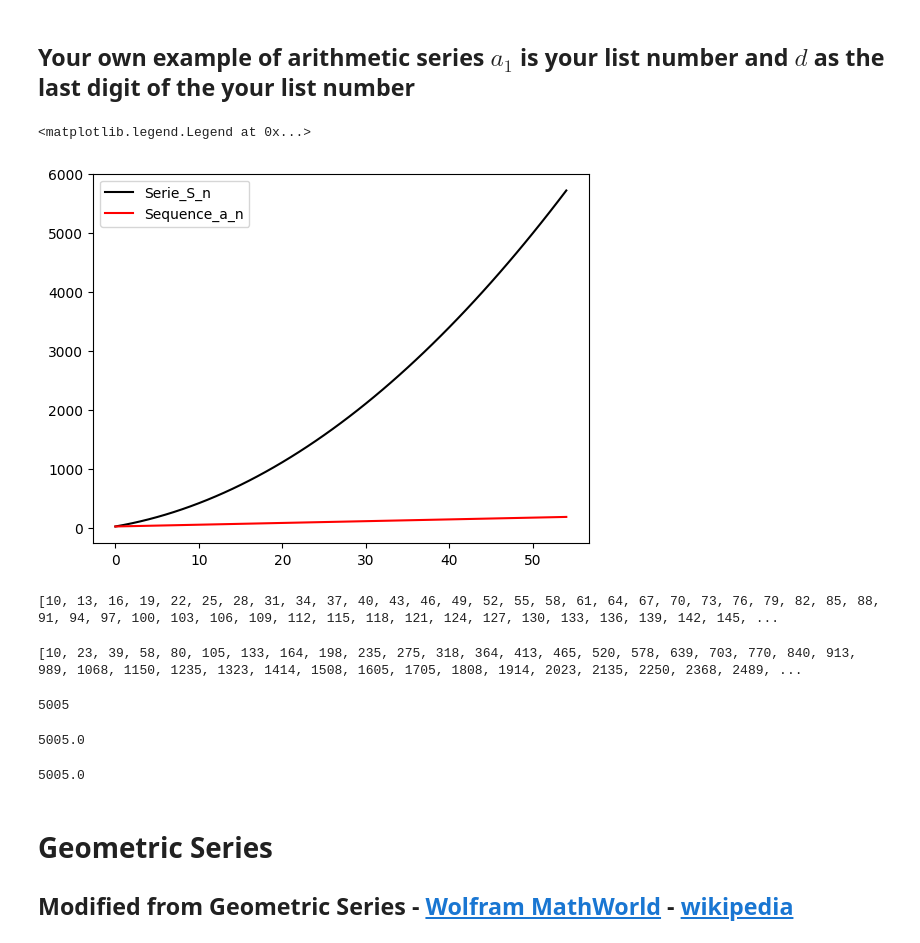
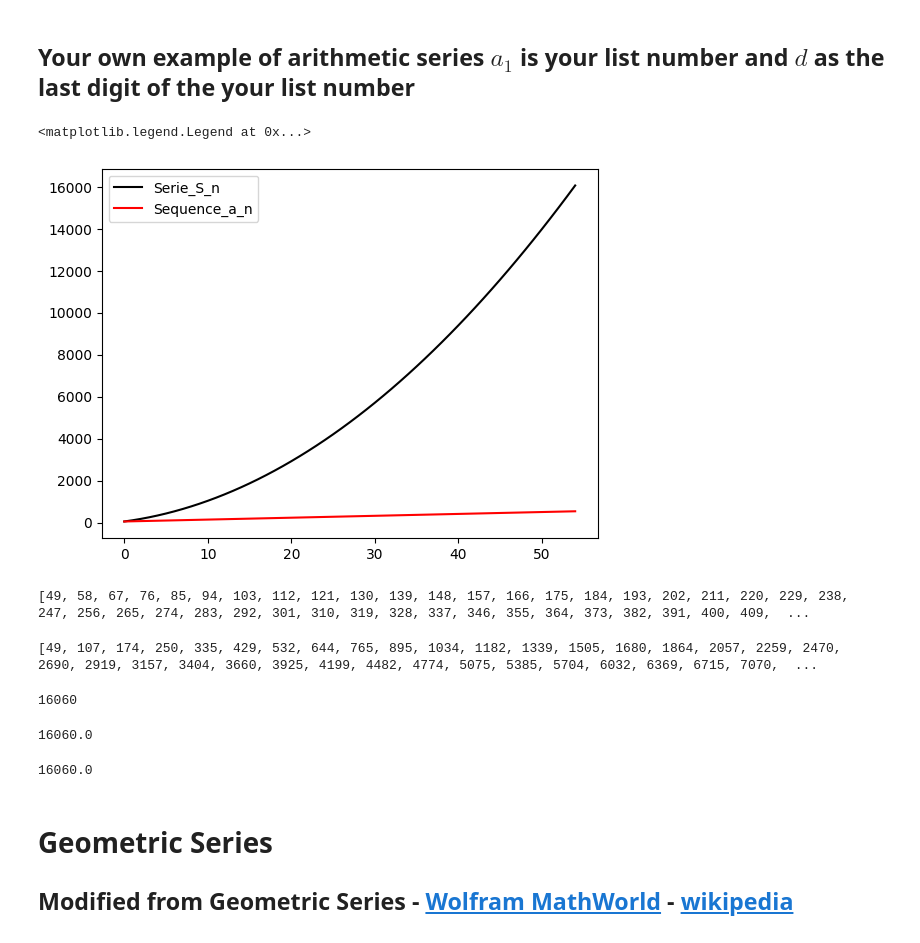
Before and after one commit to jtndavid/MetNumUN2023II, a Jupyter notebook: Lab1/jvelosalArithmeticSeriesGeometricSeriesPowerSums.ipynb, the cells around one changed output. Saved outputs shown, nothing was run; the diff lists cells and outputs as text; code cells hidden in the pictures.

```diff
--- a/Lab1/jvelosalArithmeticSeriesGeometricSeriesPowerSums.ipynb
+++ b/Lab1/jvelosalArithmeticSeriesGeometricSeriesPowerSums.ipynb
@@ -219,44 +219,44 @@ plt.legend()
 # %%
 import matplotlib.pyplot as plt
 
 n = 55
-a = 23
-d = 3
+a = 49
+d = 9
 S_n = 0
 Serie_S_n=[]
 Sequence_a_n =[]
 for i in range(1,n+1):  # range(n+19 goes form 1 to n
   a_n = a + d * (i-1)
   S_n = S_n + a_n
   Serie_S_n.append(S_n)
   Sequence_a_n.append(a_n)
 
 plt.plot(Serie_S_n, color='black',label='Serie_S_n')
 plt.plot(Sequence_a_n, color='red',label='Sequence_a_n')
 plt.legend()
 # %% [output]
 <matplotlib.legend.Legend at 0x...>
-[figure, old version]
+[figure, new version]
 # %%
 print(Sequence_a_n)
 # %% [output]
-[10, 13, 16, 19, 22, 25, 28, 31, 34, 37, 40, 43, 46, 49, 52, 55, 58, 61, 64, 67, 70, 73, 76, 79, 82, 85, 88, 91, 94, 97, 100, 103, 106, 109, 112, 115, 118, 121, 124, 127, 130, 133, 136, 139, 142, 145, ...
+[49, 58, 67, 76, 85, 94, 103, 112, 121, 130, 139, 148, 157, 166, 175, 184, 193, 202, 211, 220, 229, 238, 247, 256, 265, 274, 283, 292, 301, 310, 319, 328, 337, 346, 355, 364, 373, 382, 391, 400, 409,  ...
 # %%
 print(Serie_S_n)
 # %% [output]
-[10, 23, 39, 58, 80, 105, 133, 164, 198, 235, 275, 318, 364, 413, 465, 520, 578, 639, 703, 770, 840, 913, 989, 1068, 1150, 1235, 1323, 1414, 1508, 1605, 1705, 1808, 1914, 2023, 2135, 2250, 2368, 2489, ...
+[49, 107, 174, 250, 335, 429, 532, 644, 765, 895, 1034, 1182, 1339, 1505, 1680, 1864, 2057, 2259, 2470, 2690, 2919, 3157, 3404, 3660, 3925, 4199, 4482, 4774, 5075, 5385, 5704, 6032, 6369, 6715, 7070,  ...
 # %%
 print(S_n) #suma
 # %% [output]
-5005
+16060
 # %%
 print(n*(a +a_n)/2) #formula 1
 # %% [output]
-5005.0
+16060.0
 # %%
 print(n*(2*a +d*(n-1))/2) #formula 2
 # %% [output]
-5005.0
+16060.0
 # %% [markdown]
 # Geometric Series
 
```
Also changed, not shown: parts of 10 cells of this notebook.
